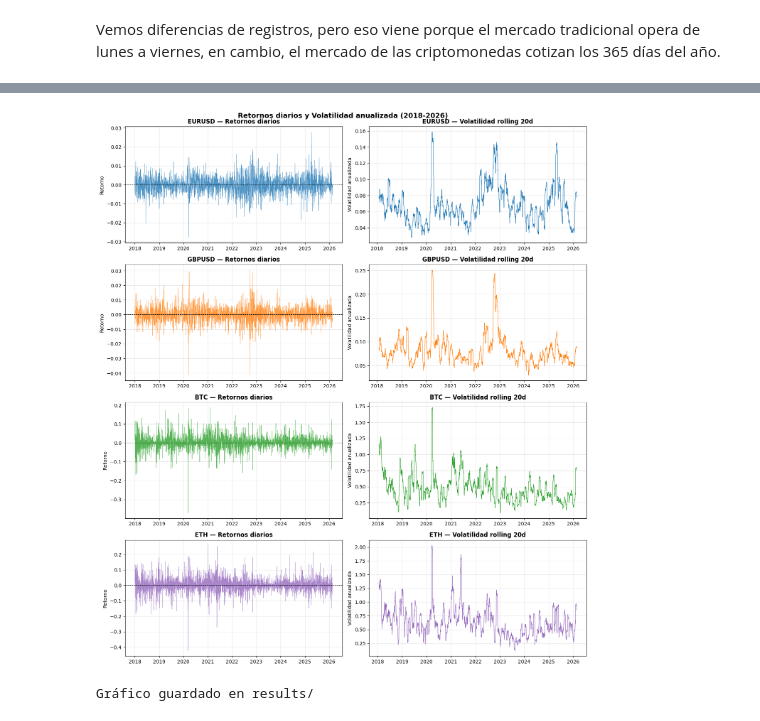
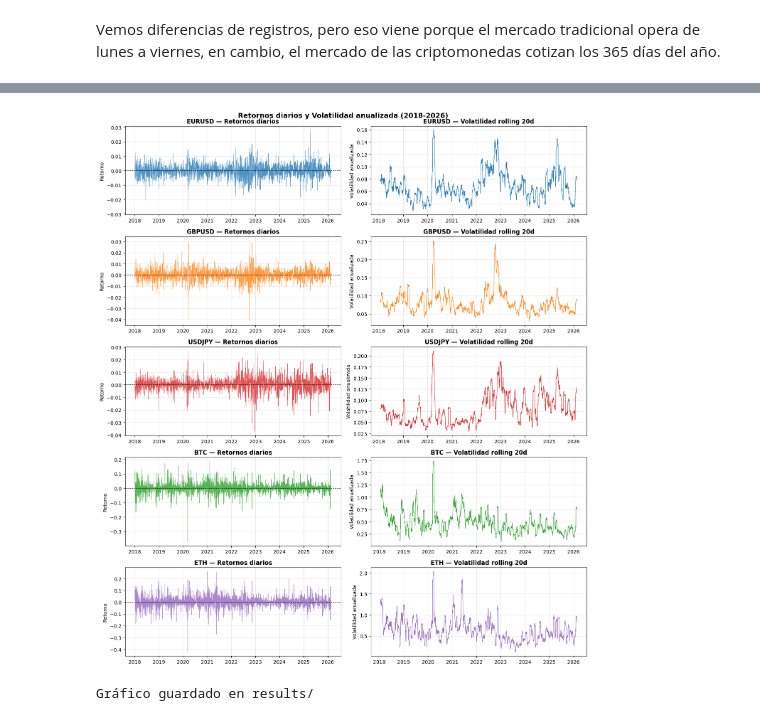
Before and after one commit to jorgegalanr/quantum-classical-forecasting-fx-crypto, a Jupyter notebook: notebooks/01_data_exploration.ipynb, the cells around one changed output, grey strips where cells are left out. Saved outputs shown, nothing was run; the diff lists cells and outputs as text; code cells hidden in the pictures.

```diff
--- a/notebooks/01_data_exploration.ipynb
+++ b/notebooks/01_data_exploration.ipynb
@@ -8,6 +8,7 @@ import matplotlib.pyplot as plt
 tickers = {
     "EURUSD": "EURUSD=X",
     "GBPUSD": "GBPUSD=X",
+    "USDJPY": "JPY=X",
     "BTC": "BTC-USD",
     "ETH": "ETH-USD"
 }
@@ -26,10 +28,10 @@ ETH: 2974 registros descargados
 # %% [markdown]
 Vemos diferencias de registros, pero eso viene porque el mercado tradicional opera de lunes a viernes, en cambio,  el mercado de las criptomonedas cotizan los 365 días del año.
 # %%
-fig, axes = plt.subplots(2, 2, figsize=(14, 8))
+fig, axes = plt.subplots(3, 2, figsize=(14, 8))
 fig.suptitle("Serie histórica de precios (2018-2026)", fontsize=14, fontweight="bold")
 
-colores = {"EURUSD": "#1f77b4", "GBPUSD": "#ff7f0e", "BTC": "#2ca02c", "ETH": "#9467bd"}
+colores = {"EURUSD": "#1f77b4", "GBPUSD": "#ff7f0e", "USDJPY": "#d62728", "BTC": "#2ca02c", "ETH": "#9467bd"}
 
 for ax, (name,df) in zip (axes.flatten(), data.items()):
     ax.plot(df.index, df[name], color=colores[name], linewidth=0.8)
@@ -38,6 +40,7 @@ for ax, (name,df) in zip (axes.flatten(), data.items()):
     ax.set_ylabel("Precio (USD)")
     ax.grid (True, alpha=0.3)
 
+axes[2, 1].set_visible(False)
 plt.tight_layout()
 plt.savefig("../results/01_series_historicas.png", dpi=150, bbox_inches="tight")
 plt.show()
@@ -60,34 +65,34 @@ for name, df in data.items():
     retornos[name] = ret
 
     # Volatilidad rolling de 20 días (media móvil de la desviación estándar)
     vol = ret.rolling(window=20).std() * (252 ** 0.5) # Anualizada
     volatilidad[name] = vol
 
 # Visualizar retornos y volatilidad
-fig, axes = plt.subplots(4, 2, figsize=(14, 16))
+fig, axes = plt.subplots(5, 2, figsize=(14, 16))
 fig.suptitle("Retornos diarios y Volatilidad anualizada (2018-2026)", fontsize=14, fontweight="bold")
 
 for i, name in enumerate(data.keys()):
     color = colores[name]
 
     # Retornos
     axes[i, 0].plot(retornos[name].index, retornos[name], color=color, linewidth=0.5, alpha=0.8)
     axes[i, 0].set_title(f"{name} — Retornos diarios", fontweight="bold")
     axes[i, 0].set_ylabel("Retorno")
     axes[i, 0].grid(True, alpha=0.3)
     axes[i, 0].axhline(0, color="black", linewidth=0.8, linestyle="--")
 
     # Volatilidad
     axes[i, 1].plot(volatilidad[name].index, volatilidad[name], color=color, linewidth=0.8)
     axes[i, 1].set_title(f"{name} — Volatilidad rolling 20d", fontweight="bold")
     axes[i, 1].set_ylabel("Volatilidad anualizada")
     axes[i, 1].grid(True, alpha=0.3)
 
 plt.tight_layout()
 plt.savefig("../results/02_retornos_volatilidad.png", dpi=150, bbox_inches="tight")
 plt.show()
 print("Gráfico guardado en results/")
 # %% [output]
-[figure, old version]
+[figure, new version]
 Gráfico guardado en results/
 # %% [markdown]
```
Also changed, not shown: parts of 4 cells of this notebook, 2 other files.
